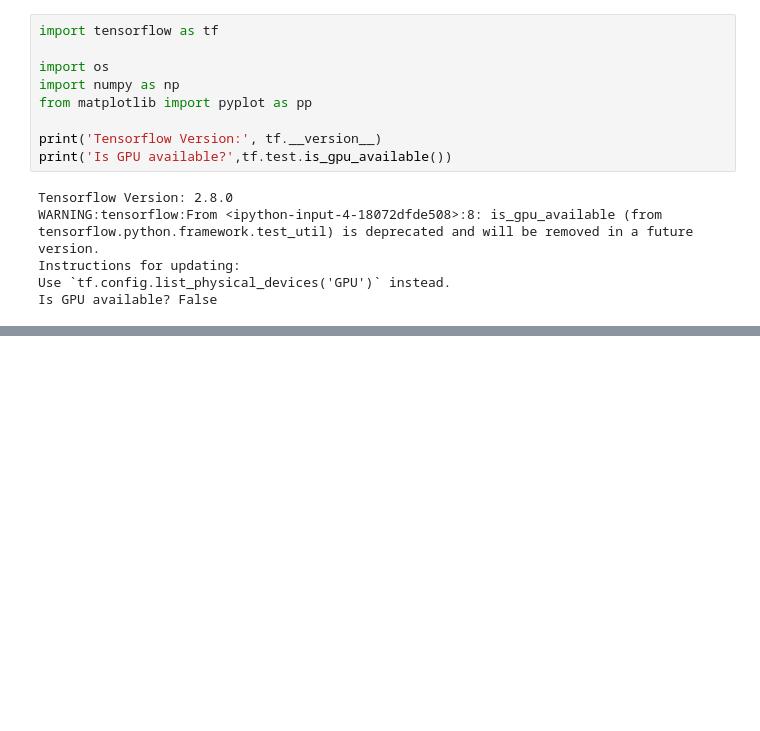
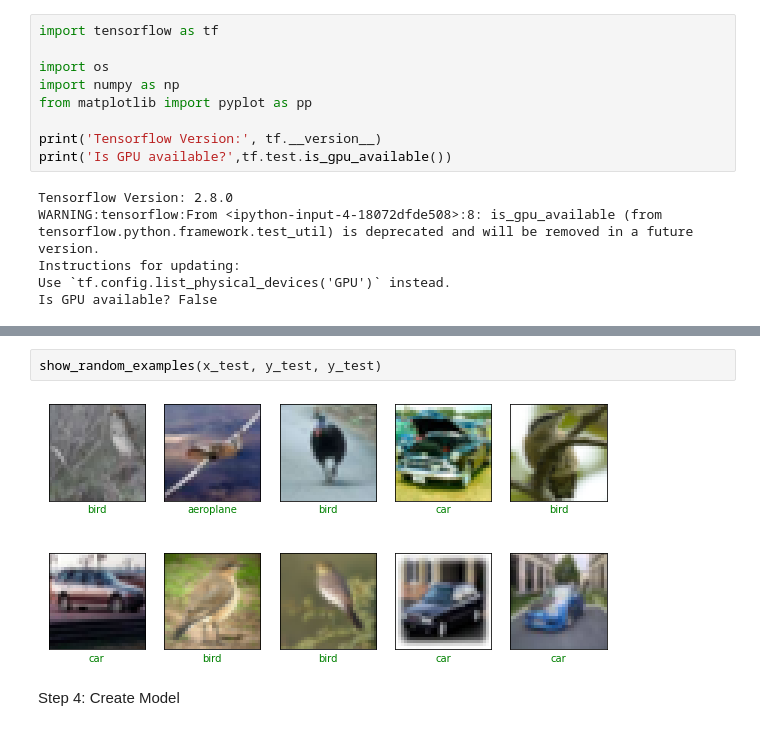
Before and after one commit to Surichn/DSAI, a Jupyter notebook: DS/CV/IC_CNN_Keras.ipynb, the cells around one changed output, grey strips where cells are left out. Saved outputs shown, nothing was run; the diff lists cells and outputs as text; blank space fills up the shorter version.

```diff
--- a/DS/CV/IC_CNN_Keras.ipynb
+++ b/DS/CV/IC_CNN_Keras.ipynb
@@ -21,0 +85,6 @@ Is GPU available? False
+# %%
+show_random_examples(x_test, y_test, y_test)
+# %% [output]
+[figure, added]
+# %% [markdown]
+Step 4: Create Model
```
Also changed, not shown: parts of 11 cells of this notebook.
